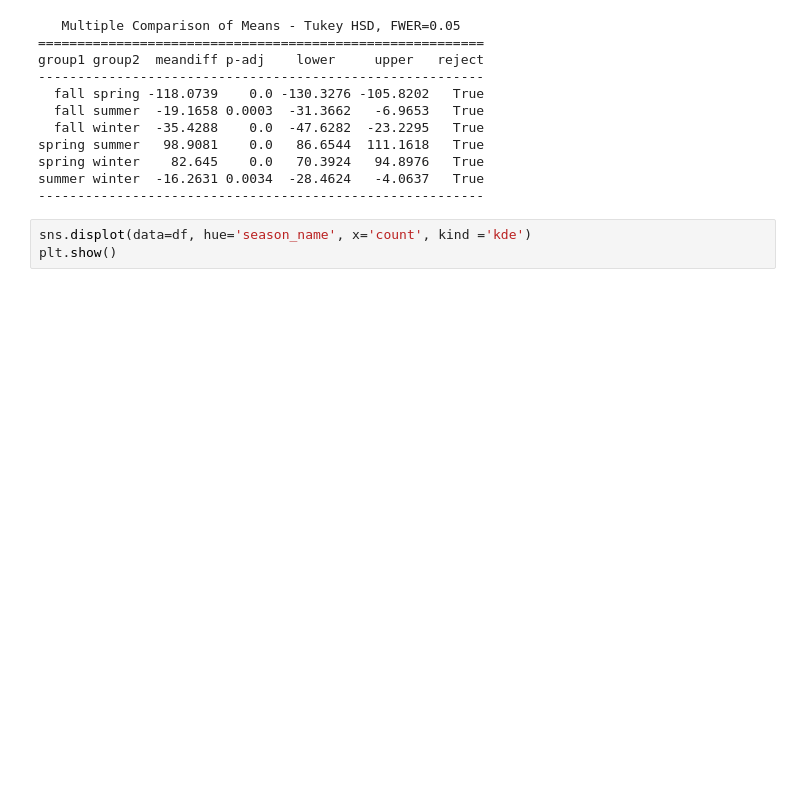
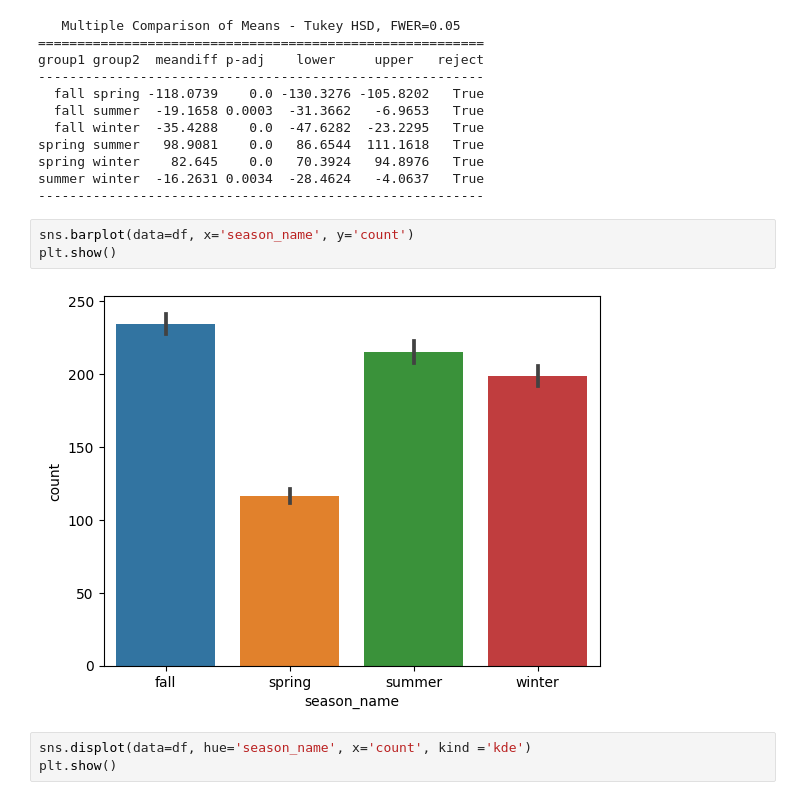
Before and after one commit to trehansalil/yulu_data_analysis, a Jupyter notebook: data_analysis.ipynb, the cells around one changed output. Drawn from its saved outputs; the diff is of its cells as text; blank space fills up the shorter version.

```diff
--- a/data_analysis.ipynb
+++ b/data_analysis.ipynb
@@ -476,6 +544,11 @@ spring summer   98.9081    0.0   86.6544  111.1618   True
 spring winter    82.645    0.0   70.3924   94.8976   True
 summer winter  -16.2631 0.0034  -28.4624   -4.0637   True
 ---------------------------------------------------------
+# %%
+sns.barplot(data=df, x='season_name', y='count')
+plt.show()
+# %% [output]
+[figure, added]
 # %%
 sns.displot(data=df, hue='season_name', x='count', kind ='kde')
 plt.show()
```
Also changed, not shown: parts of 25 cells of this notebook.
